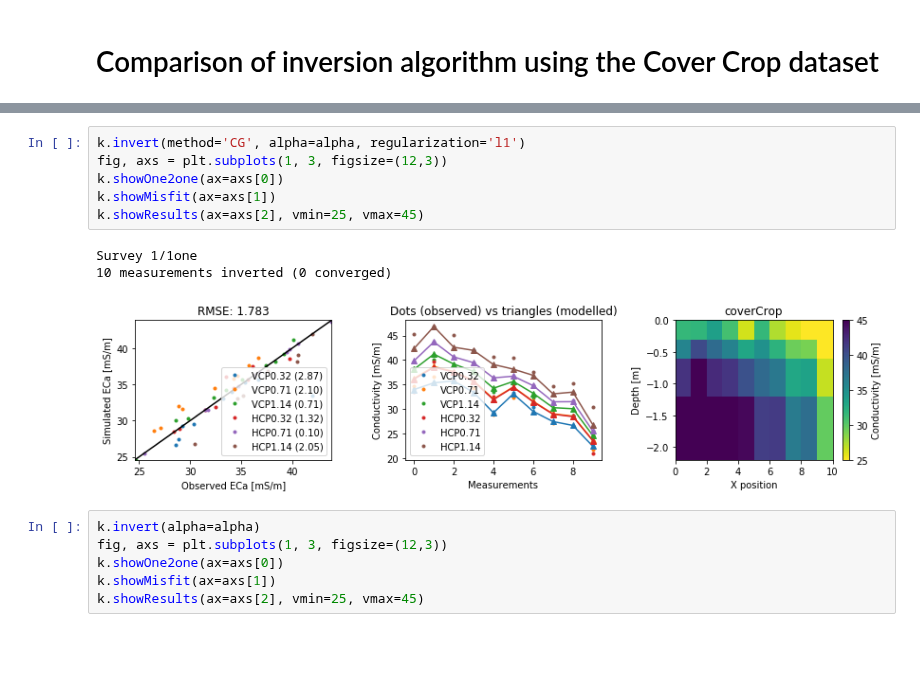
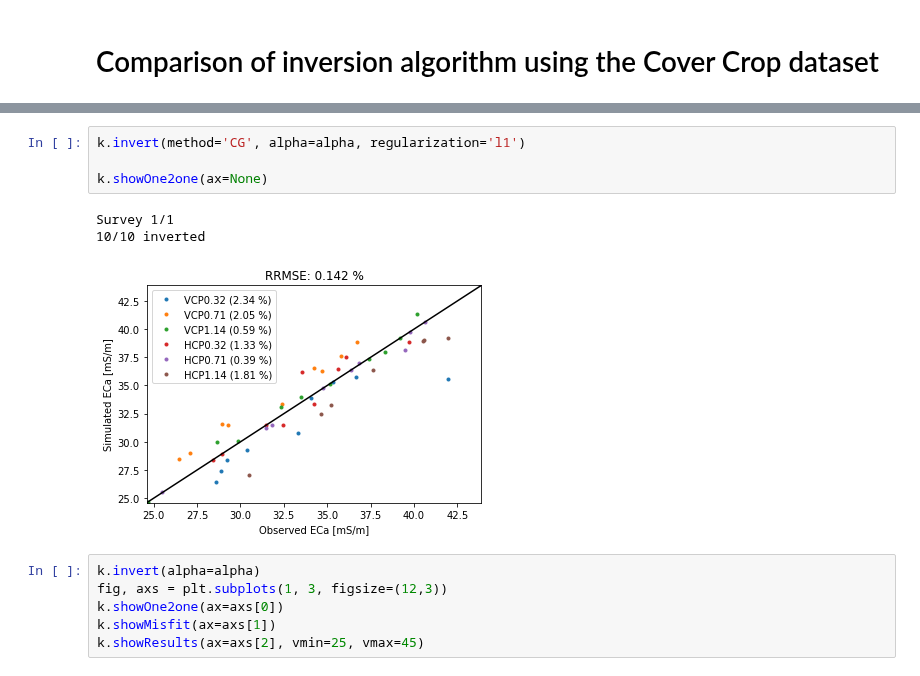
Before and after one commit to hkexgroup/emagpy, a Jupyter notebook: jupyter-notebook/nb_comparison-inversion-cover-crop.ipynb, the cells around one changed output, grey strips where cells are left out. Cells and saved outputs as stored; diff of their text form; blank space fills up the shorter version.

Commit message:
updated global misfit calculation in showOne2one() function

```diff
--- a/jupyter-notebook/nb_comparison-inversion-cover-crop.ipynb
+++ b/jupyter-notebook/nb_comparison-inversion-cover-crop.ipynb
@@ -21,14 +22,12 @@ k.setInit(depths0=np.array([0.3, 0.6, 1.2])) # depth bottom of layer in meters
 [figure]
 # %%
 k.invert(method='CG', alpha=alpha, regularization='l1')
-fig, axs = plt.subplots(1, 3, figsize=(12,3))
-k.showOne2one(ax=axs[0])
-k.showMisfit(ax=axs[1])
-k.showResults(ax=axs[2], vmin=25, vmax=45)
+
+k.showOne2one(ax=None)
 # %% [output]
-Survey 1/1one
-10 measurements inverted (0 converged)
+Survey 1/1
+10/10 inverted
-[figure, old version]
+[figure, new version]
 # %%
 k.invert(alpha=alpha)
 fig, axs = plt.subplots(1, 3, figsize=(12,3))
```
Also changed, not shown: parts of 3 cells of this notebook, 1 other file.
